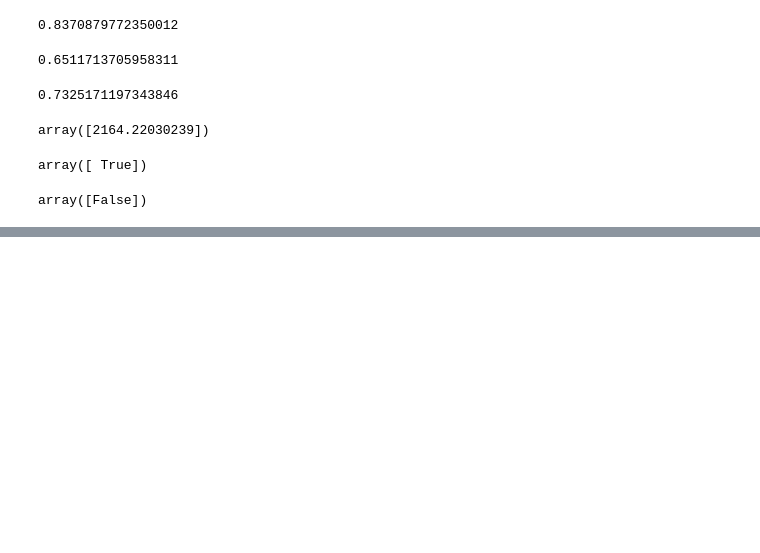
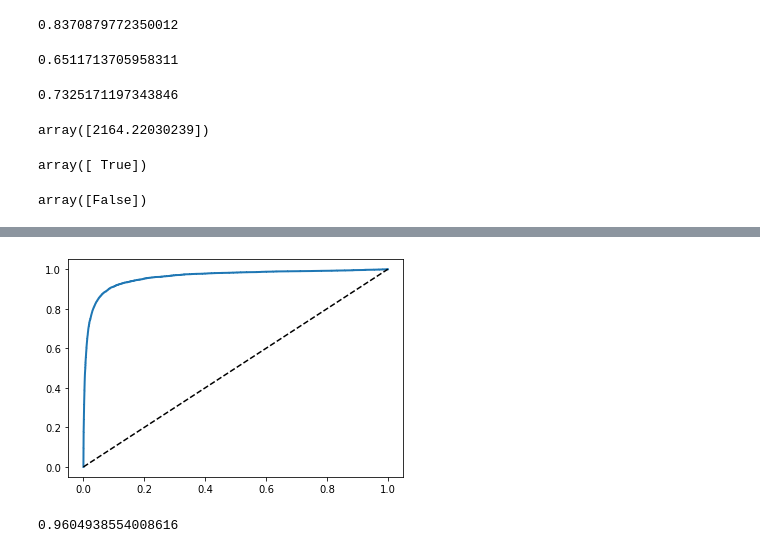
Before and after one commit to waynet022/MachineLearning, a Jupyter notebook: classification/mnist.ipynb, the cells around one changed output, grey strips where cells are left out. Drawn from its saved outputs; the diff is of its cells as text; code cells hidden in the pictures; blank space fills up the shorter version.

```diff
--- a/classification/mnist.ipynb
+++ b/classification/mnist.ipynb
@@ -138,0 +178,10 @@ array([False])
+# %%
+plot_roc_curve(fpr, tpr)
+plt.show()
+# %% [output]
+[figure, added]
+# %%
+from sklearn.metrics import roc_auc_score
+roc_auc_score(y_train_5, y_scores)
+# %% [output]
+0.9604938554008616
```
Also changed, not shown: parts of 12 cells of this notebook.
